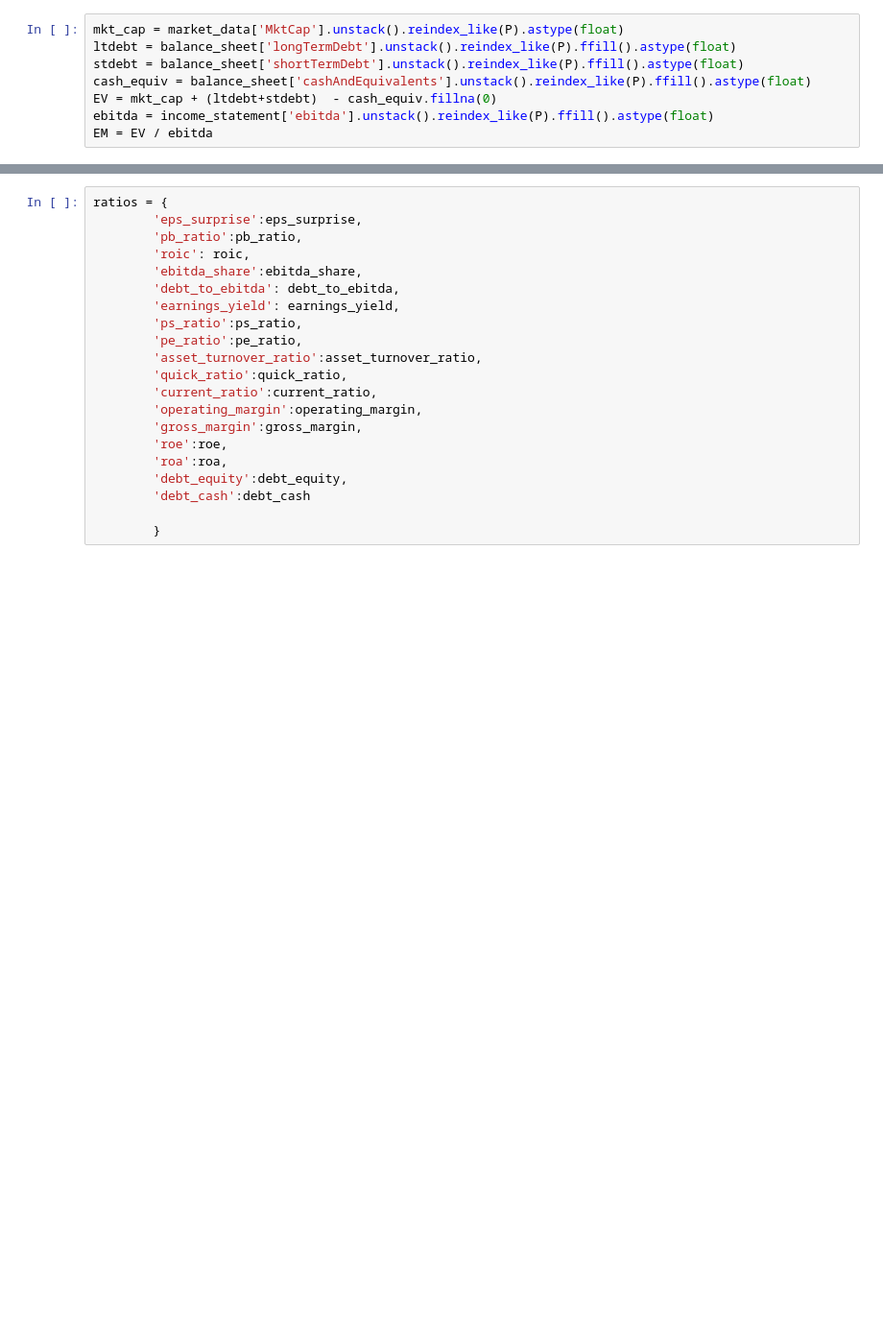
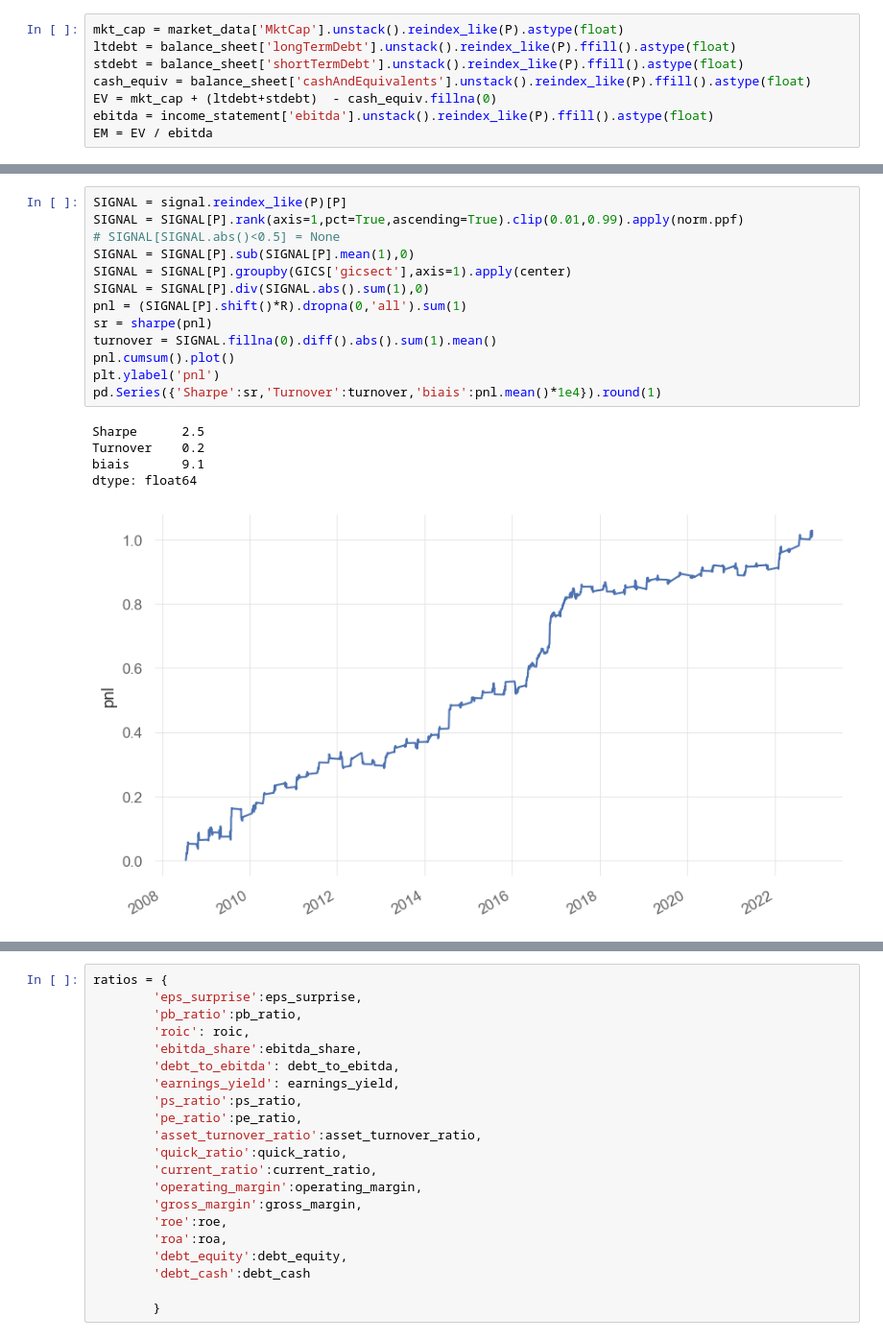
Before and after one commit to nabz78350/backtesting, a Jupyter notebook: strat_earnings.ipynb, the cells around one changed output, grey strips where cells are left out. Shown at 96% size. Drawn from its saved outputs; the diff is of its cells as text; blank space fills up the shorter version.

```diff
--- a/strat_earnings.ipynb
+++ b/strat_earnings.ipynb
@@ -232,0 +279,19 @@ EM = EV / ebitda
+# %%
+SIGNAL = signal.reindex_like(P)[P]
+SIGNAL = SIGNAL[P].rank(axis=1,pct=True,ascending=True).clip(0.01,0.99).apply(norm.ppf)
+# SIGNAL[SIGNAL.abs()<0.5] = None
+SIGNAL = SIGNAL[P].sub(SIGNAL[P].mean(1),0)
+SIGNAL = SIGNAL[P].groupby(GICS['gicsect'],axis=1).apply(center)
+SIGNAL = SIGNAL[P].div(SIGNAL.abs().sum(1),0)
+pnl = (SIGNAL[P].shift()*R).dropna(0,'all').sum(1)
+sr = sharpe(pnl)
+turnover = SIGNAL.fillna(0).diff().abs().sum(1).mean()
+pnl.cumsum().plot()
+plt.ylabel('pnl')
+pd.Series({'Sharpe':sr,'Turnover':turnover,'biais':pnl.mean()*1e4}).round(1)
+# %% [output]
+Sharpe      2.5
+Turnover    0.2
+biais       9.1
+dtype: float64
+[figure, added]
```
Also changed, not shown: parts of 24 cells of this notebook.
